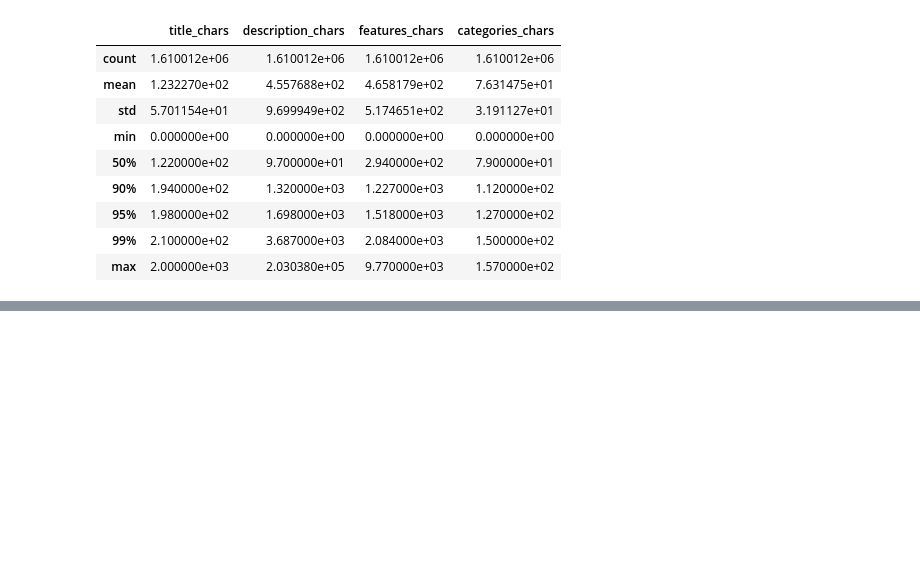
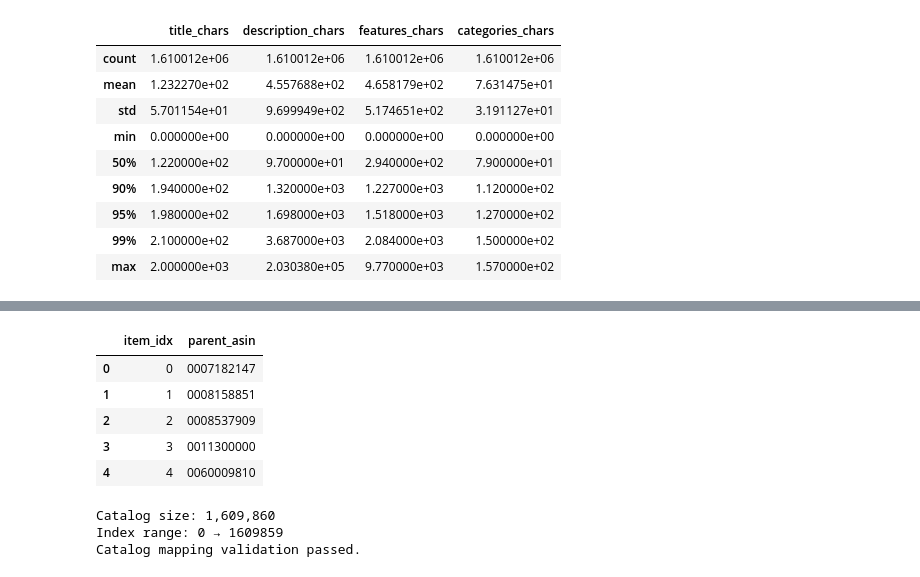
Before and after one commit to sr-ntr/cold-start-recommender, a Jupyter notebook: notebooks/03_preprocessing_feature_engineering.ipynb, the cells around one changed output, grey strips where cells are left out. Cells and saved outputs as stored; diff of their text form; code cells hidden in the pictures; blank space fills up the shorter version.

```diff
--- a/notebooks/03_preprocessing_feature_engineering.ipynb
+++ b/notebooks/03_preprocessing_feature_engineering.ipynb
@@ -215,0 +628,16 @@ text_lengths.describe(percentiles=[0.5, 0.9, 0.95, 0.99])
+# %%
+from pathlib import Path
+import duckdb
+
+PROJECT_ROOT = Path.cwd().parent
+metadata_path = PROJECT_ROOT / "data" / "raw" / "meta_Electronics.jsonl.gz"
+
+metadata_duplicate_check = con.sql(f"""
+    SELECT
+        COUNT(*) AS total_metadata_rows,
+        COUNT(DISTINCT parent_asin) AS unique_parent_asins,
+        COUNT(*) - COUNT(DISTINCT parent_asin) AS duplicate_rows
+    FROM read_json_auto('{metadata_path}')
+""").df()
+
+metadata_duplicate_check
@@ -215,0 +647,12 @@ text_lengths.describe(percentiles=[0.5, 0.9, 0.95, 0.99])
+# %%
+catalog = con.sql(f"""
+    SELECT DISTINCT parent_asin
+    FROM read_parquet('{PROJECT_ROOT / "data" / "processed" / "electronics_interactions" / "*.parquet"}')
+    ORDER BY parent_asin
+""").df()
+
+catalog["item_idx"] = np.arange(len(catalog), dtype=np.int32)
+
+catalog = catalog[["item_idx", "parent_asin"]]
+
+catalog.head(), catalog.shape
@@ -215,0 +667,31 @@ text_lengths.describe(percentiles=[0.5, 0.9, 0.95, 0.99])
+# %%
+catalog_path = (
+    PROJECT_ROOT
+    / "data"
+    / "processed"
+    / "product_catalog.parquet"
+)
+
+catalog.to_parquet(catalog_path, index=False)
+
+catalog.head()
+# %% [output]
+|  | item_idx | parent_asin |
+| 0 | 0 | 0007182147 |
+| 1 | 1 | 0008158851 |
+| 2 | 2 | 0008537909 |
+| 3 | 3 | 0011300000 |
+| 4 | 4 | 0060009810 |
+# %%
+assert catalog["item_idx"].is_unique
+assert catalog["parent_asin"].is_unique
+assert catalog["item_idx"].iloc[0] == 0
+assert catalog["item_idx"].iloc[-1] == len(catalog) - 1
+
+print(f"Catalog size: {len(catalog):,}")
+print(f"Index range: {catalog.item_idx.min()} → {catalog.item_idx.max()}")
+print("Catalog mapping validation passed.")
+# %% [output]
+Catalog size: 1,609,860
+Index range: 0 → 1609859
+Catalog mapping validation passed.
```
Also changed, not shown: parts of 27 cells of this notebook, 5 other files.
